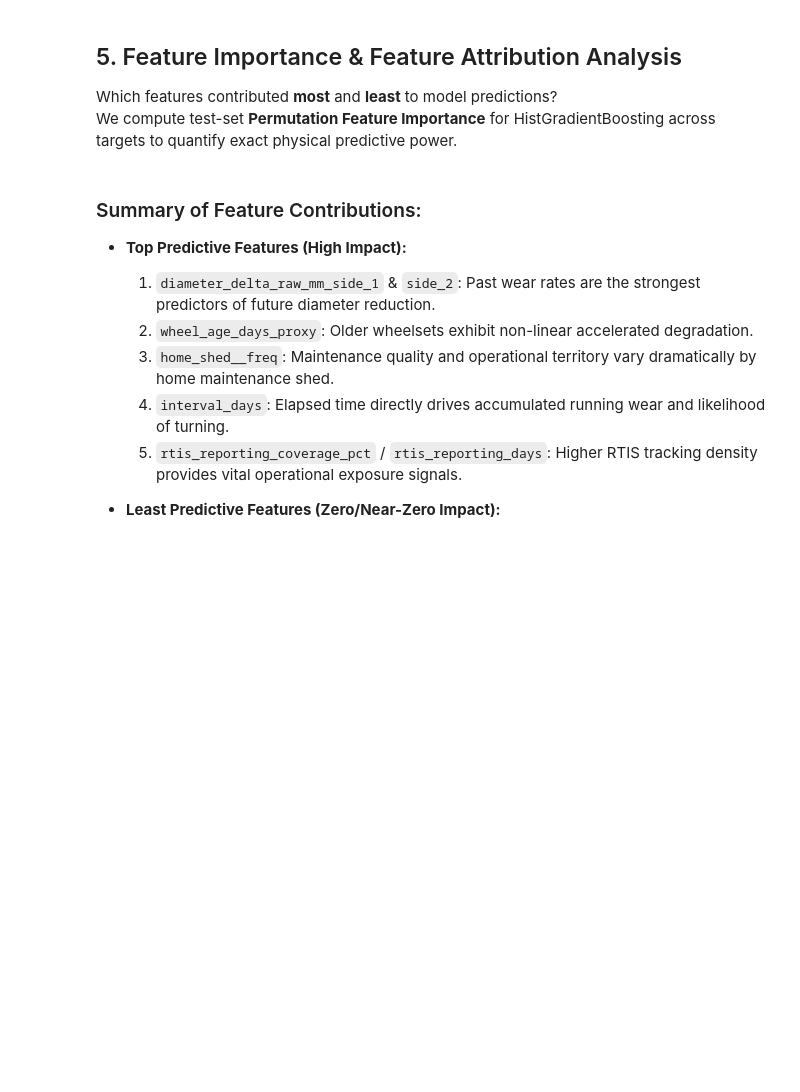
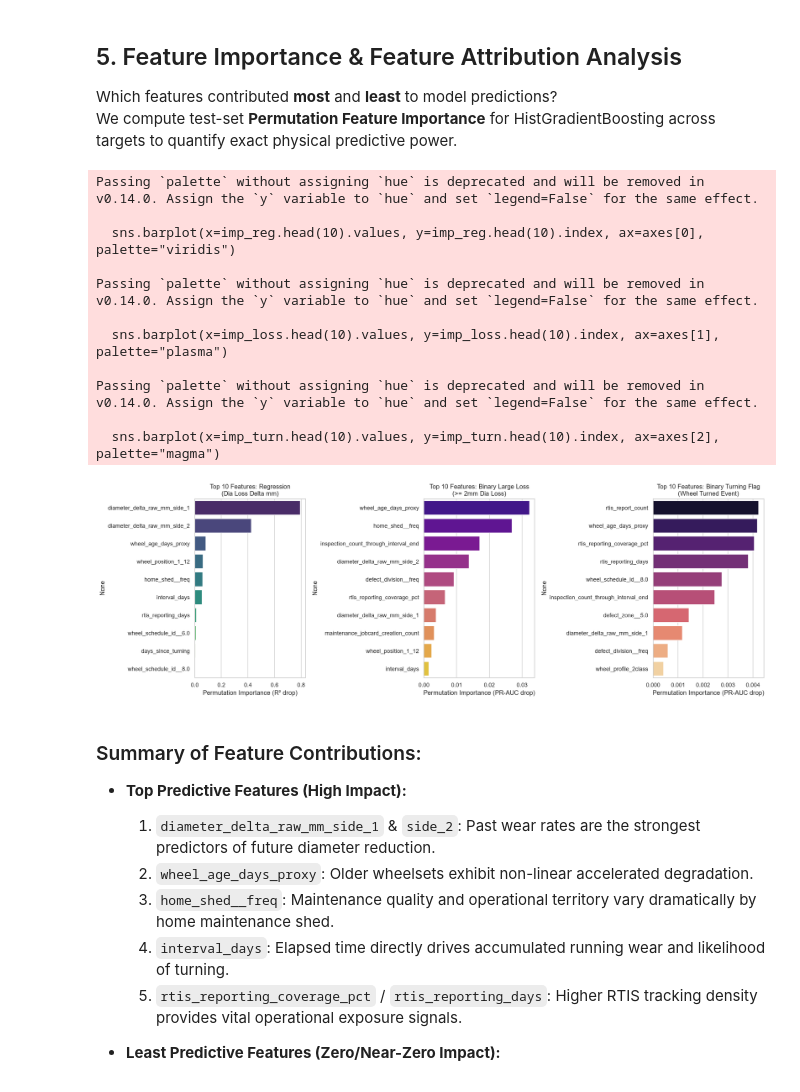
Before and after one commit to Ayush-mishra-0-0/wheel-cris, a Jupyter notebook: notebooks/model_dataset_eda_v1.ipynb, the cells around one changed output. Cells and saved outputs as stored; diff of their text form; code cells hidden in the pictures; blank space fills up the shorter version.

```diff
--- a/notebooks/model_dataset_eda_v1.ipynb
+++ b/notebooks/model_dataset_eda_v1.ipynb
@@ -161,42 +208,52 @@ train_df = pd.read_parquet(PROJECT_ROOT / "model_datasets" / "v1.0" / "train_v1.
 test_df = pd.read_parquet(PROJECT_ROOT / "model_datasets" / "v1.0" / "test_v1.0.parquet")
 
 x_cols = [c for c, r in manifest["column_roles"].items() if r == "feature"]
 
 # 1. Regression HGB Importance
 sample_test = test_df.sample(min(3000, len(test_df)), random_state=42)
 hgb_reg = HistGradientBoostingRegressor(max_iter=100, random_state=42).fit(train_df[x_cols], train_df["next_interval_dia_delta_mm"])
 p_reg = permutation_importance(hgb_reg, sample_test[x_cols], sample_test["next_interval_dia_delta_mm"], n_repeats=5, random_state=42, n_jobs=-1)
 imp_reg = pd.Series(p_reg.importances_mean, index=x_cols).sort_values(ascending=False)
 
 # 2. Large Loss HGB Importance
 hgb_loss = HistGradientBoostingClassifier(max_iter=100, random_state=42).fit(train_df[x_cols], train_df["next_interval_large_loss_flag"])
 p_loss = permutation_importance(hgb_loss, sample_test[x_cols], sample_test["next_interval_large_loss_flag"], scoring="average_precision", n_repeats=5, random_state=42, n_jobs=-1)
 imp_loss = pd.Series(p_loss.importances_mean, index=x_cols).sort_values(ascending=False)
 
 # 3. Turning Flag HGB Importance
 hgb_turn = HistGradientBoostingClassifier(max_iter=100, random_state=42).fit(train_df[x_cols], train_df["next_interval_turning_flag"])
 p_turn = permutation_importance(hgb_turn, sample_test[x_cols], sample_test["next_interval_turning_flag"], scoring="average_precision", n_repeats=5, random_state=42, n_jobs=-1)
 imp_turn = pd.Series(p_turn.importances_mean, index=x_cols).sort_values(ascending=False)
 
 fig, axes = plt.subplots(1, 3, figsize=(18, 6))
 
-sns.barplot(x=imp_reg.head(10).values, y=imp_reg.head(10).index, ax=axes[0], palette="Viridis")
-axes[0].set_title("Top 10 Features: Regression
-(Dia Loss Delta mm)")
+sns.barplot(x=imp_reg.head(10).values, y=imp_reg.head(10).index, ax=axes[0], palette="viridis")
+axes[0].set_title("Top 10 Features: Regression\n(Dia Loss Delta mm)")
 axes[0].set_xlabel("Permutation Importance (R² drop)")
 
-sns.barplot(x=imp_loss.head(10).values, y=imp_loss.head(10).index, ax=axes[1], palette="Plasma")
-axes[1].set_title("Top 10 Features: Binary Large Loss
-(>= 2mm Dia Loss)")
+sns.barplot(x=imp_loss.head(10).values, y=imp_loss.head(10).index, ax=axes[1], palette="plasma")
+axes[1].set_title("Top 10 Features: Binary Large Loss\n(>= 2mm Dia Loss)")
 axes[1].set_xlabel("Permutation Importance (PR-AUC drop)")
 
-sns.barplot(x=imp_turn.head(10).values, y=imp_turn.head(10).index, ax=axes[2], palette="Magma")
-axes[2].set_title("Top 10 Features: Binary Turning Flag
-(Wheel Turned Event)")
+sns.barplot(x=imp_turn.head(10).values, y=imp_turn.head(10).index, ax=axes[2], palette="magma")
+axes[2].set_title("Top 10 Features: Binary Turning Flag\n(Wheel Turned Event)")
 axes[2].set_xlabel("Permutation Importance (PR-AUC drop)")
 
 plt.tight_layout()
 plt.show()
+# %% [output]
+Passing `palette` without assigning `hue` is deprecated and will be removed in v0.14.0. Assign the `y` variable to `hue` and set `legend=False` for the same effect.
+
+  sns.barplot(x=imp_reg.head(10).values, y=imp_reg.head(10).index, ax=axes[0], palette="viridis")
+
+Passing `palette` without assigning `hue` is deprecated and will be removed in v0.14.0. Assign the `y` variable to `hue` and set `legend=False` for the same effect.
+
+  sns.barplot(x=imp_loss.head(10).values, y=imp_loss.head(10).index, ax=axes[1], palette="plasma")
+
+Passing `palette` without assigning `hue` is deprecated and will be removed in v0.14.0. Assign the `y` variable to `hue` and set `legend=False` for the same effect.
+
+  sns.barplot(x=imp_turn.head(10).values, y=imp_turn.head(10).index, ax=axes[2], palette="magma")
+[figure, added]
 # %% [markdown]
 ### Summary of Feature Contributions:
 - **Top Predictive Features (High Impact):**
```
Also changed, not shown: parts of 8 cells of this notebook, 1 other file.
